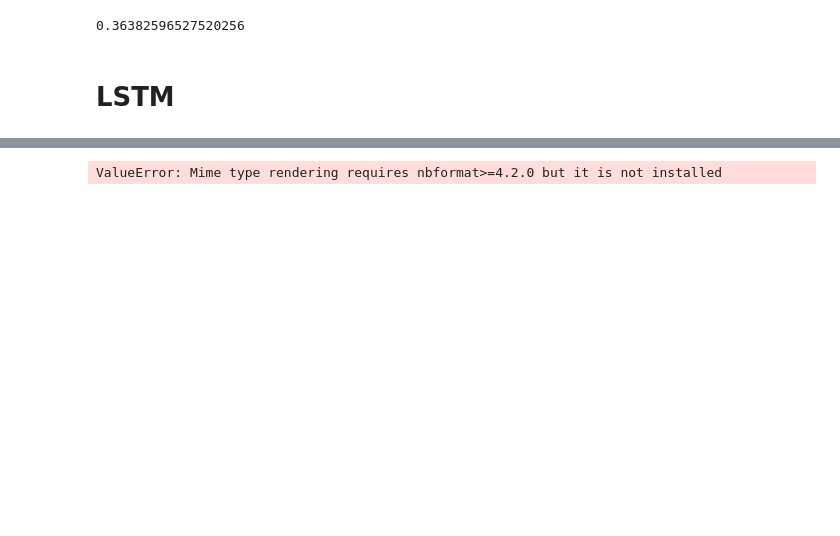
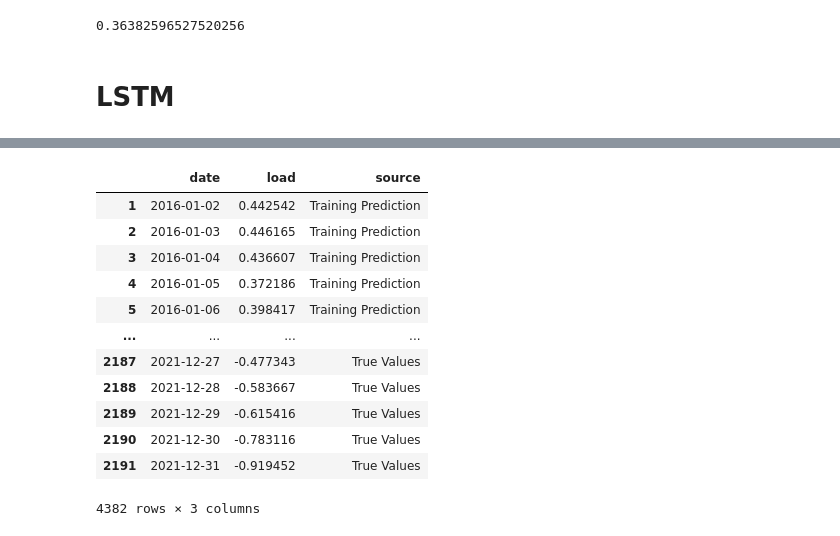
Before and after one commit to lorenzrossi/Thesis, a Jupyter notebook: primo paragone.ipynb, the cells around one changed output, grey strips where cells are left out. Cells and saved outputs as stored; diff of their text form; code cells hidden in the pictures; blank space fills up the shorter version.

```diff
--- a/primo paragone.ipynb
+++ b/primo paragone.ipynb
@@ -521,14 +550,24 @@ evaluation = pd.concat([training_df,
+# %%
+evaluation
+# %% [output]
+|  | date | load | source |
+| 1 | 2016-01-02 | 0.442542 | Training Prediction |
+| 2 | 2016-01-03 | 0.446165 | Training Prediction |
+| 3 | 2016-01-04 | 0.436607 | Training Prediction |
+| 4 | 2016-01-05 | 0.372186 | Training Prediction |
+| 5 | 2016-01-06 | 0.398417 | Training Prediction |
+| ... | ... | ... | ... |
+| 2187 | 2021-12-27 | -0.477343 | True Values |
+| 2188 | 2021-12-28 | -0.583667 | True Values |
+| 2189 | 2021-12-29 | -0.615416 | True Values |
+| 2190 | 2021-12-30 | -0.783116 | True Values |
+| 2191 | 2021-12-31 | -0.919452 | True Values |
+4382 rows × 3 columns
 # %%
 import plotly.express as px
-plot_length = 150
-plot_df = daily_data2.copy(deep=True).iloc[:plot_length]
-plot_df['date'] = plot_df['date'].dt.day_name()
-
-fig = px.line(plot_df,
-              x="date",
-              y="total_aggregated",
-              color='weekend',
-              title="Energy Consumption in Time")
+fig = px.line(evaluation.loc[evaluation['date'].between('2020-01-01', '2021-12-31')],
+                 x="date",
+                 y="load",
+                 color='source',
+                 title="Energy Consumption in Wh vs Time")
 fig.show()
-# %% [output]
-ValueError: Mime type rendering requires nbformat>=4.2.0 but it is not installed
```
Also changed, not shown: parts of 13 cells of this notebook.
